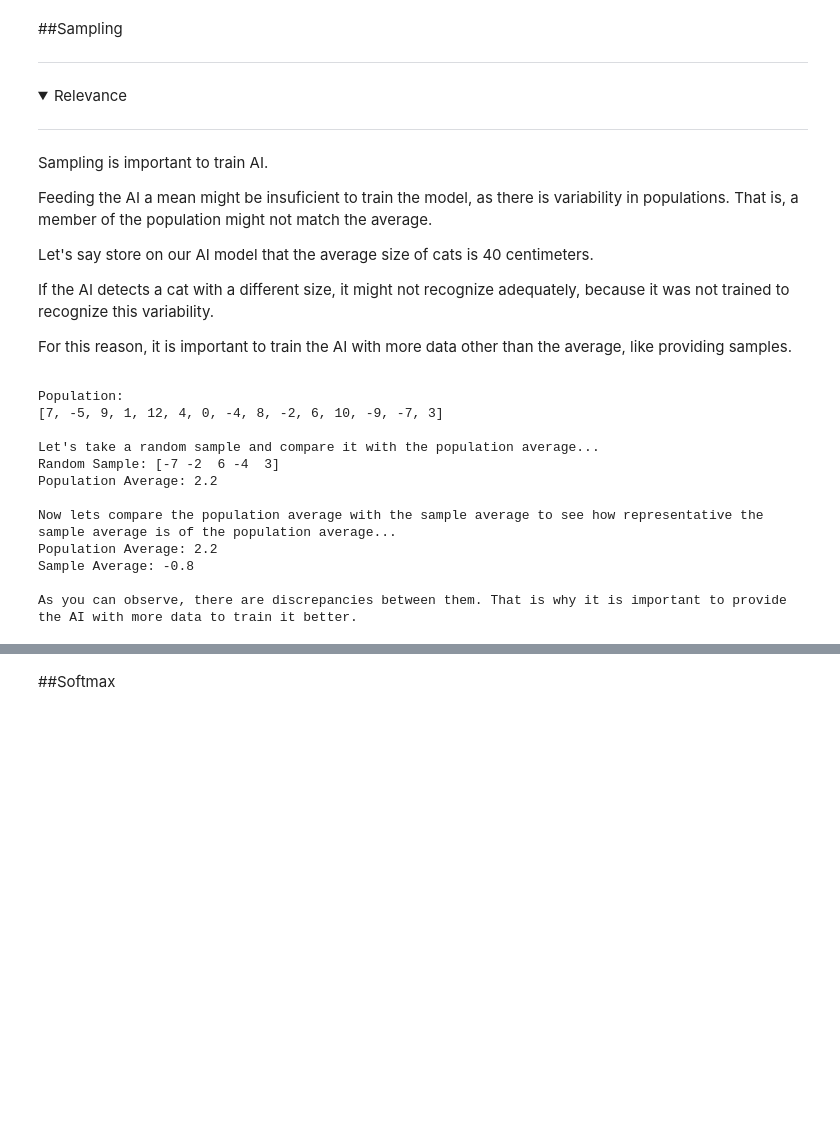
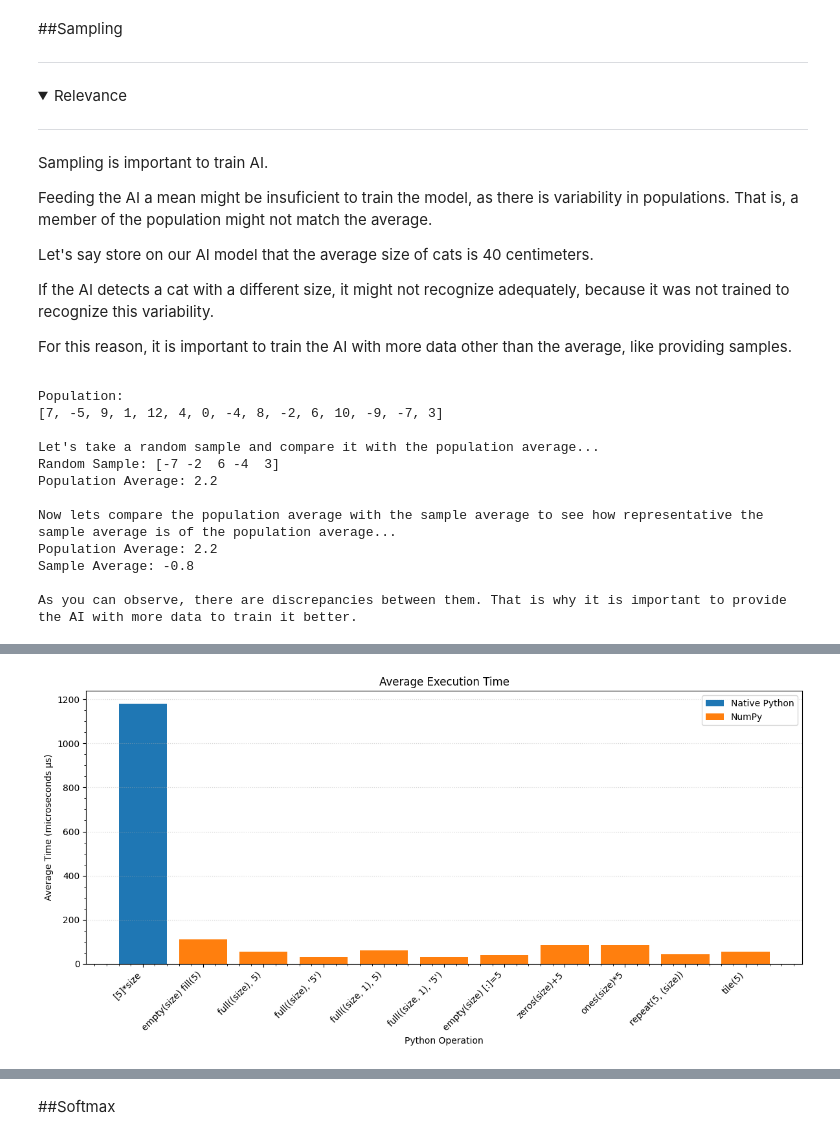
Before and after one commit to Salciano/ShowcasePython, a Jupyter notebook: Showcase.ipynb, the cells around one changed output, grey strips where cells are left out. Cells and saved outputs as stored; diff of their text form; code cells hidden in the pictures; folded sections open; blank space fills up the shorter version.

```diff
--- a/Showcase.ipynb
+++ b/Showcase.ipynb
@@ -3376,0 +3187,70 @@ As you can observe, there are discrepancies between them. That is why it is impo
+# %%
+#@title Speedtesting: Valued Initialization
+# This test is not for empty sets.
+
+import numpy
+import matplotlib.pyplot as ploti
+
+size = 100000 # Increase size for more reliable results
+
+results_python = []
+results_numpy = []
+
+timing = %timeit -o a=[5]*size
+results_python.append({"label": "[5]*size", "average": timing.average * 1e6})
+
+timing = %timeit -o a=["5"]*size
+results_python.append({"label": "[5]*size", "average": timing.average * 1e6})
+
+timing = %timeit -o a=numpy.empty(size); a.fill(5)
+results_numpy.append({"label": "empty(size) fill(5)", "average": timing.average * 1e6})
+
+timing = %timeit -o a=numpy.full((size), 5)
+results_numpy.append({"label": "full((size), 5)", "average": timing.average * 1e6})
+
+timing = %timeit -o a=numpy.full((size), '5')
+results_numpy.append({"label": "full((size), '5')", "average": timing.average * 1e6})
+
+timing = %timeit -o a=numpy.full((size, 1), 5)
+results_numpy.append({"label": "full((size, 1), 5)", "average": timing.average * 1e6})
+
+timing = %timeit -o a=numpy.full((size, 1), '5')
+results_numpy.append({"label": "full((size, 1), '5')", "average": timing.average * 1e6})
+
+timing = %timeit -o a=numpy.empty(size); a[:]=5
+results_numpy.append({"label": "empty(size) [:]=5", "average": timing.average * 1e6})
+
+timing = %timeit -o a=numpy.zeros(size)+5
+results_numpy.append({"label": "zeros(size)+5", "average": timing.average * 1e6})
+
+timing = %timeit -o a=numpy.ones(size)*5
+results_numpy.append({"label": "ones(size)*5", "average": timing.average * 1e6})
+
+timing = %timeit -o a=numpy.repeat(5, (size))
+results_numpy.append({"label": "repeat(5, (size))", "average": timing.average * 1e6})
+
+timing = %timeit -o a=numpy.tile(5, [size])
+results_numpy.append({"label": "tile(5)", "average": timing.average * 1e6})
+
+# Extract labels and average times from the results list
+labels_python = [res["label"] for res in results_python]
+average_python = [res["average"] for res in results_python]
+labels_numpy = [res["label"] for res in results_numpy]
+average_numpy = [res["average"] for res in results_numpy]
+
+print()
+
+# Plot bar graph
+ploti.figure(figsize=(12, 6))
+ploti.grid(axis="y", linestyle=":", alpha=0.5)
+ploti.bar(labels_python, average_python, label="Native Python")
+ploti.bar(labels_numpy, average_numpy, label="NumPy")
+ploti.xlabel("Python Operation")
+ploti.ylabel("Average Time (microseconds µs)")
+ploti.legend()
+ploti.title("Average Execution Time")
+ploti.xticks(rotation=45, ha='right')
+ploti.minorticks_on()
+ploti.tight_layout()
+ploti.show()
+# %% [output]
@@ -3376,0 +3269 @@ As you can observe, there are discrepancies between them. That is why it is impo
+[figure, added]
```
Also changed, not shown: parts of 23 cells of this notebook.
